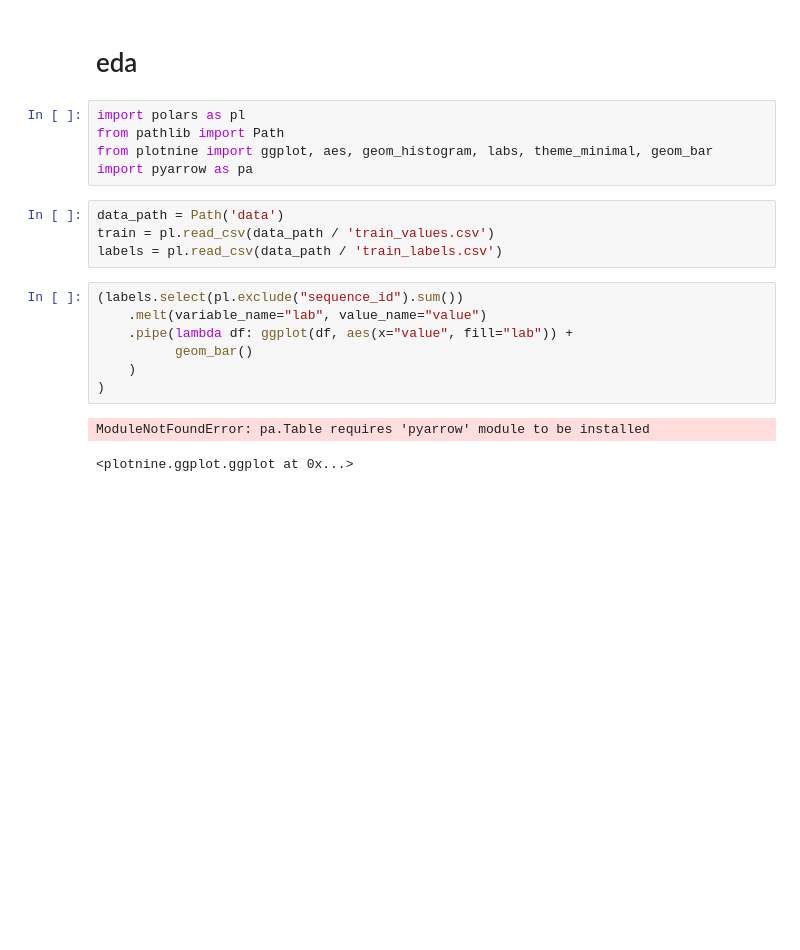
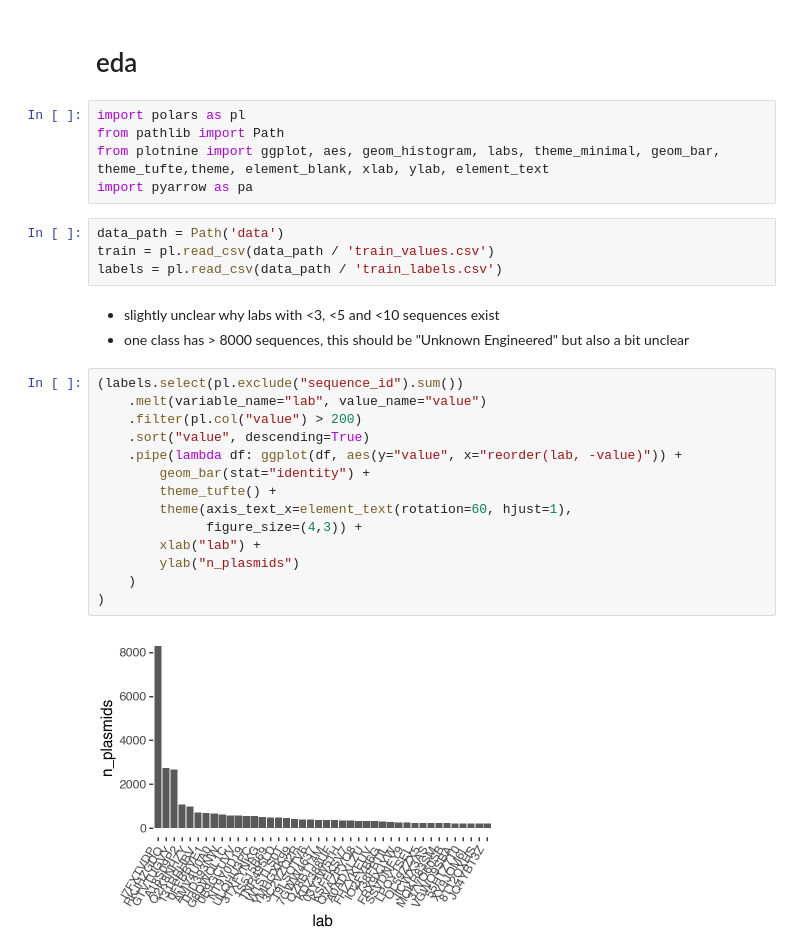
Before and after one commit to mastoffel/gea, a Jupyter notebook: preprocess.ipynb, the cells around one changed output. Drawn from its saved outputs; the diff is of its cells as text; blank space fills up the shorter version.

```diff
--- a/preprocess.ipynb
+++ b/preprocess.ipynb
@@ -3,19 +3,28 @@
 # %%
 import polars as pl
 from pathlib import Path
-from plotnine import ggplot, aes, geom_histogram, labs, theme_minimal, geom_bar
+from plotnine import ggplot, aes, geom_histogram, labs, theme_minimal, geom_bar, theme_tufte,theme, element_blank, xlab, ylab, element_text
 import pyarrow as pa
 # %%
 data_path = Path('data')
 train = pl.read_csv(data_path / 'train_values.csv')
 labels = pl.read_csv(data_path / 'train_labels.csv')
+# %% [markdown]
+- slightly unclear why labs with <3, <5 and <10 sequences exist
+- one class has > 8000 sequences, this should be "Unknown Engineered" but also a bit unclear
 # %%
 (labels.select(pl.exclude("sequence_id").sum())
     .melt(variable_name="lab", value_name="value")
-    .pipe(lambda df: ggplot(df, aes(x="value", fill="lab")) +
-          geom_bar()
+    .filter(pl.col("value") > 200)
+    .sort("value", descending=True)
+    .pipe(lambda df: ggplot(df, aes(y="value", x="reorder(lab, -value)")) +
+        geom_bar(stat="identity") +
+        theme_tufte() +
+        theme(axis_text_x=element_text(rotation=60, hjust=1),
+              figure_size=(4,3)) +
+        xlab("lab") +
+        ylab("n_plasmids")
     )
 )
 # %% [output]
-ModuleNotFoundError: pa.Table requires 'pyarrow' module to be installed
-<plotnine.ggplot.ggplot at 0x...>
+[figure, added]
```
Also changed, not shown: parts of 10 cells of this notebook, 4 other files.
